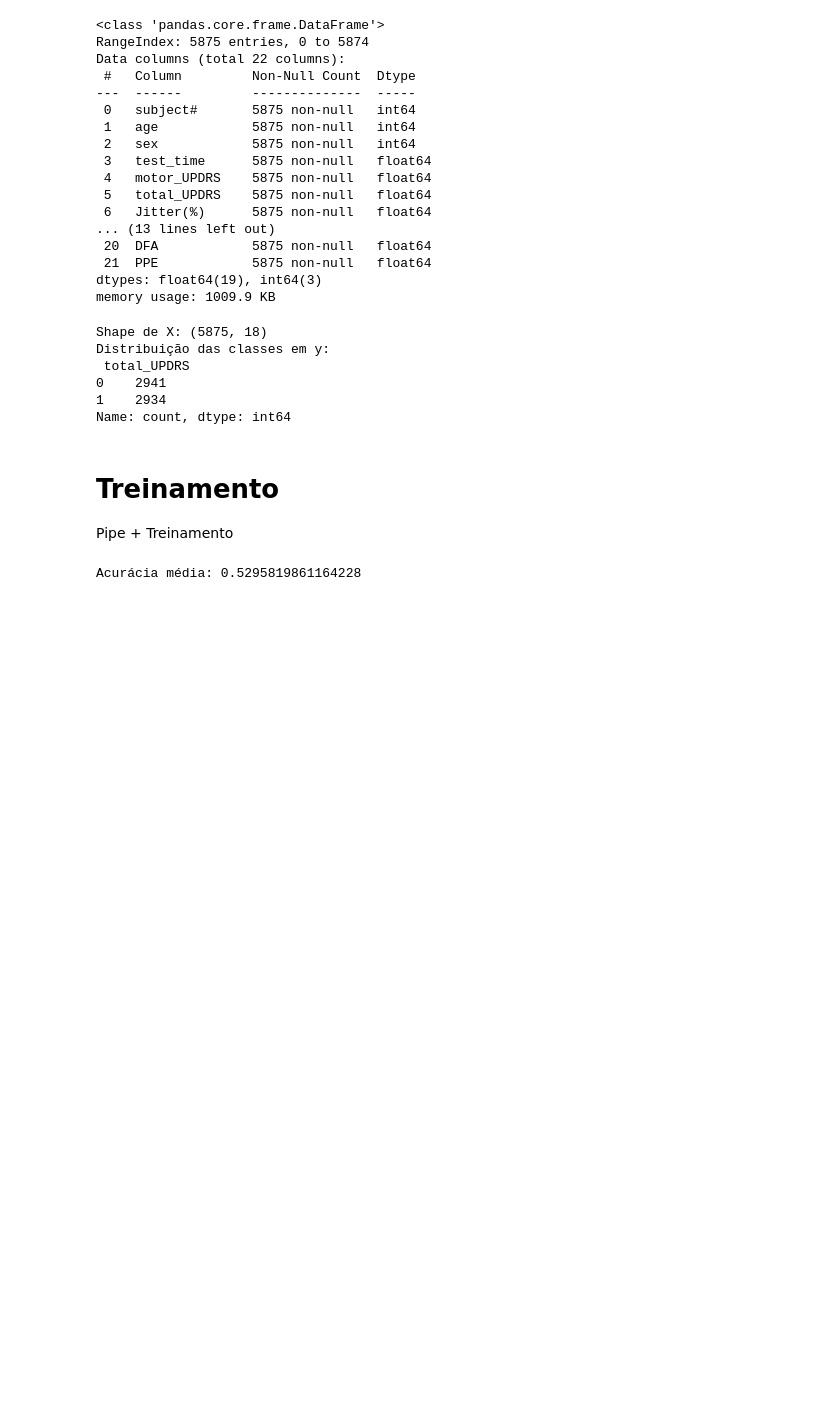
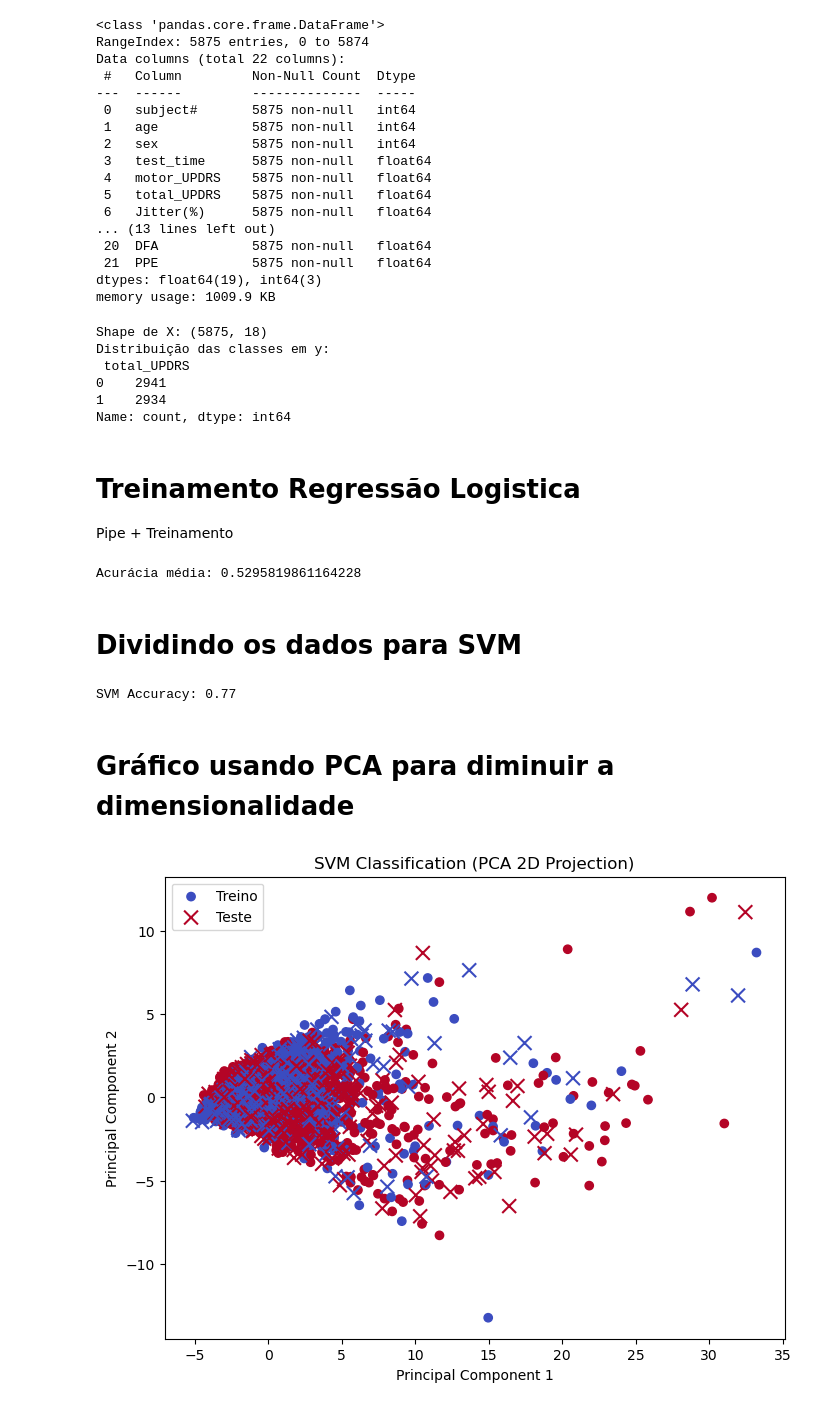
Before and after one commit to Curummin/AprendizadoSupervisionado, a Jupyter notebook: classficacao.ipynb, the cells around one changed output. Cells and saved outputs as stored; diff of their text form; code cells hidden in the pictures; blank space fills up the shorter version.

```diff
--- a/classficacao.ipynb
+++ b/classficacao.ipynb
@@ -65,7 +71,7 @@ Distribuição das classes em y:
 1    2934
 Name: count, dtype: int64
 # %% [markdown]
-# Treinamento
+# Treinamento Regressão Logistica
 
 Pipe + Treinamento
 # %%
@@ -87,3 +93,50 @@ scores = cross_val_score(pipeline, x, y, cv=10, scoring='accuracy')
 print('Acurácia média:', scores.mean())
 # %% [output]
 Acurácia média: 0.5295819861164228
+# %% [markdown]
+# Dividindo os dados para SVM
+# %%
+# Split the data into training and testing sets
+X_train, X_test, y_train, y_test = train_test_split(x, y, test_size=0.3, random_state=42)
+
+# Standardize features by removing the mean and scaling to unit variance
+scaler = StandardScaler()
+X_train_scaled = scaler.fit_transform(X_train)
+X_test_scaled = scaler.transform(X_test)
+
+# Create an SVM classifier with a radial basis function (RBF) kernel
+svm_classifier = SVC(kernel='rbf', C=1, gamma='scale', random_state=42)
+
+# Train the SVM classifier on the training data
+svm_classifier.fit(X_train_scaled, y_train)
+
+# Make predictions on the test data
+y_pred = svm_classifier.predict(X_test_scaled)
+
+# Evaluate the performance of the SVM classifier
+accuracy = accuracy_score(y_test, y_pred)
+print(f"SVM Accuracy: {accuracy:.2f}")
+# %% [output]
+SVM Accuracy: 0.77
+# %% [markdown]
+# Gráfico usando PCA para diminuir a dimensionalidade
+# %%
+# Como temos muitas features (20+), usamos PCA para reduzir para 3 componentes
+# apenas para conseguir visualizar em 2D e 3D.
+pca = PCA(n_components=3)
+X_train_pca = pca.fit_transform(X_train_scaled)
+X_test_pca = pca.transform(X_test_scaled)
+
+# Plot the training points (2D - PC1 vs PC2)
+plt.figure(figsize=(8, 6))
+plt.scatter(X_train_pca[:, 0], X_train_pca[:, 1], c=y_train, cmap=plt.cm.coolwarm, label='Treino')
+# Plot the testing points
+plt.scatter(X_test_pca[:, 0], X_test_pca[:, 1], c=y_test, cmap=plt.cm.coolwarm, marker='x', s=100, label='Teste')
+
+plt.title('SVM Classification (PCA 2D Projection)')
+plt.xlabel('Principal Component 1')
+plt.ylabel('Principal Component 2')
+plt.legend()
+plt.show()
+# %% [output]
+[figure, added]
```
Also changed, not shown: parts of 4 cells of this notebook, 3 other files.
